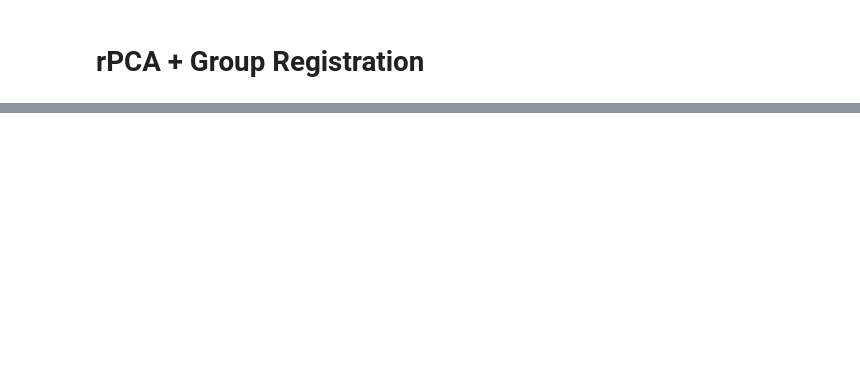
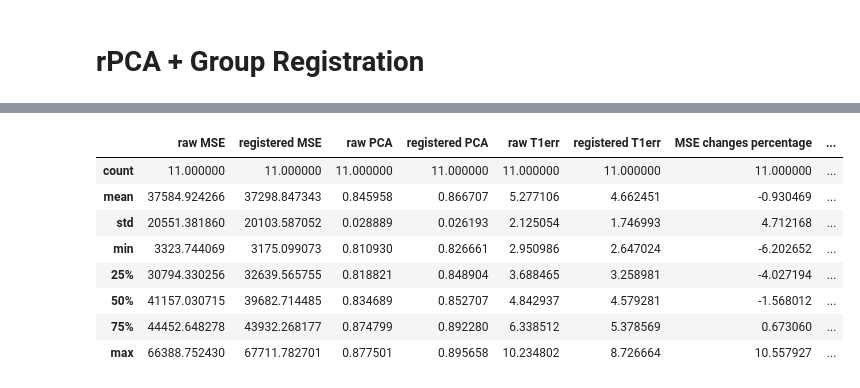
Before and after one commit to voxelmorph/voxelmorph, a Jupyter notebook: notebooks/rPCA_compare.ipynb, the cells around one changed output, grey strips where cells are left out. Drawn from its saved outputs; the diff is of its cells as text; code cells hidden in the pictures; blank space fills up the shorter version.

```diff
--- a/notebooks/rPCA_compare.ipynb
+++ b/notebooks/rPCA_compare.ipynb
@@ -73,0 +22,12 @@ logger.log_dataframe(df, 'Results', path=os.path.join(
+# %%
+df.describe()
+# %% [output]
+|  | raw MSE | registered MSE | raw PCA | registered PCA | raw T1err | registered T1err | MSE changes percentage | ... |
+| count | 11.000000 | 11.000000 | 11.000000 | 11.000000 | 11.000000 | 11.000000 | 11.000000 | ... |
+| mean | 37584.924266 | 37298.847343 | 0.845958 | 0.866707 | 5.277106 | 4.662451 | -0.930469 | ... |
+| std | 20551.381860 | 20103.587052 | 0.028889 | 0.026193 | 2.125054 | 1.746993 | 4.712168 | ... |
+| min | 3323.744069 | 3175.099073 | 0.810930 | 0.826661 | 2.950986 | 2.647024 | -6.202652 | ... |
+| 25% | 30794.330256 | 32639.565755 | 0.818821 | 0.848904 | 3.688465 | 3.258981 | -4.027194 | ... |
+| 50% | 41157.030715 | 39682.714485 | 0.834689 | 0.852707 | 4.842937 | 4.579281 | -1.568012 | ... |
+| 75% | 44452.648278 | 43932.268177 | 0.874799 | 0.892280 | 6.338512 | 5.378569 | 0.673060 | ... |
+| max | 66388.752430 | 67711.782701 | 0.877501 | 0.895658 | 10.234802 | 8.726664 | 10.557927 | ... |
```
Also changed, not shown: parts of 9 cells of this notebook, 8 other files.
